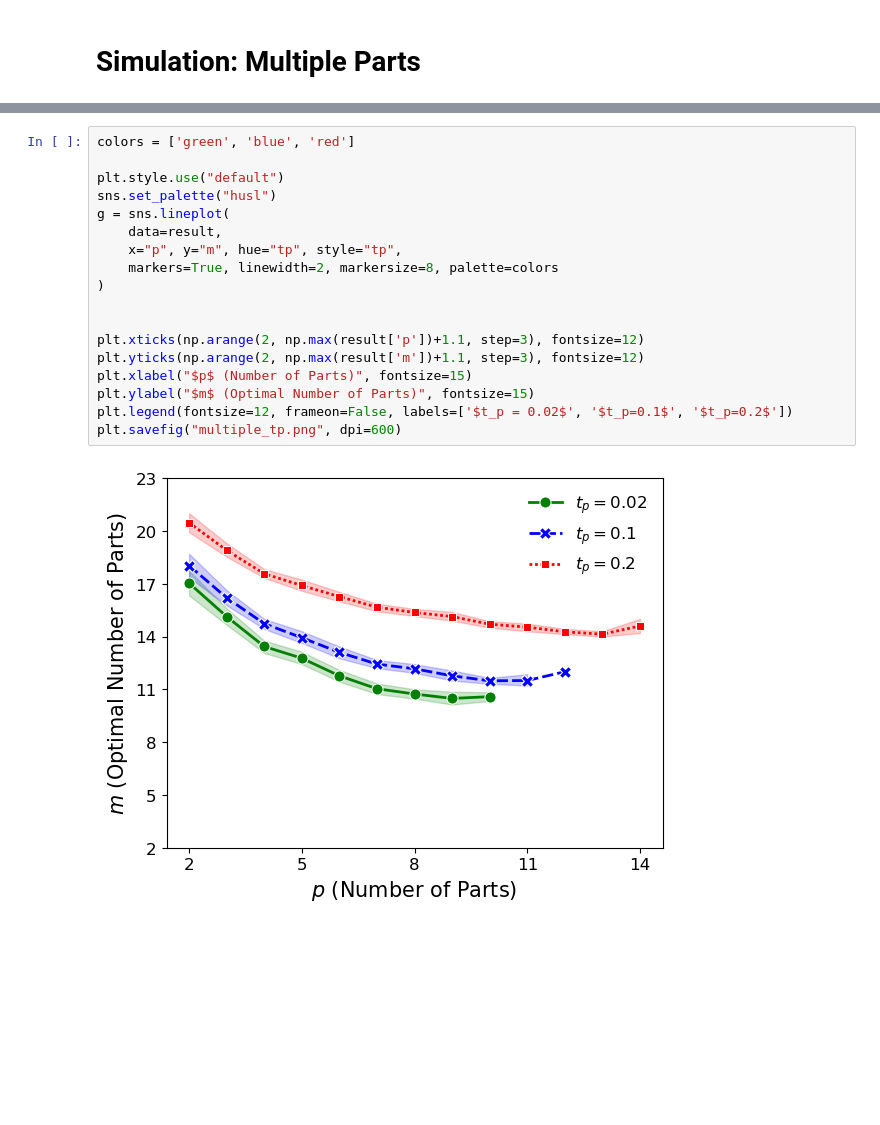
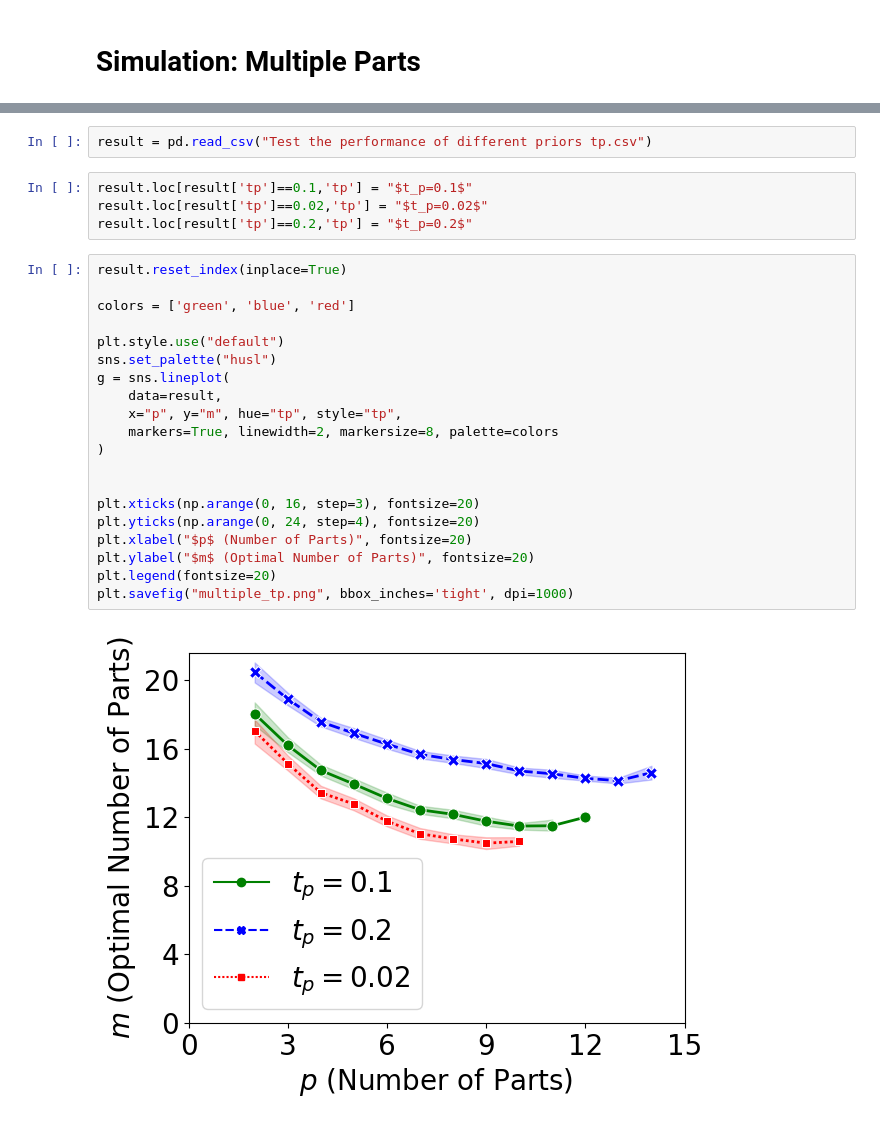
Before and after one commit to ZhaohuiGeng/RE-Process-Planning, a Jupyter notebook: Simulation/hemispherical design simulation.ipynb, the cells around one changed output, grey strips where cells are left out. Drawn from its saved outputs; the diff is of its cells as text; blank space fills up the shorter version.

```diff
--- a/Simulation/hemispherical design simulation.ipynb
+++ b/Simulation/hemispherical design simulation.ipynb
@@ -514,20 +539,28 @@ for i in range(30):
+# %%
+result = pd.read_csv("Test the performance of different priors tp.csv")
+# %%
+result.loc[result['tp']==0.1,'tp'] = "$t_p=0.1$"
+result.loc[result['tp']==0.02,'tp'] = "$t_p=0.02$"
+result.loc[result['tp']==0.2,'tp'] = "$t_p=0.2$"
 # %%
+result.reset_index(inplace=True)
+
 colors = ['green', 'blue', 'red']
 
 plt.style.use("default")
 sns.set_palette("husl")
 g = sns.lineplot(
     data=result,
     x="p", y="m", hue="tp", style="tp",
     markers=True, linewidth=2, markersize=8, palette=colors
 )
 
 
-plt.xticks(np.arange(2, np.max(result['p'])+1.1, step=3), fontsize=12)
-plt.yticks(np.arange(2, np.max(result['m'])+1.1, step=3), fontsize=12)
-plt.xlabel("$p$ (Number of Parts)", fontsize=15)
-plt.ylabel("$m$ (Optimal Number of Parts)", fontsize=15)
-plt.legend(fontsize=12, frameon=False, labels=['$t_p = 0.02$', '$t_p=0.1$', '$t_p=0.2$'])
-plt.savefig("multiple_tp.png", dpi=600)
+plt.xticks(np.arange(0, 16, step=3), fontsize=20)
+plt.yticks(np.arange(0, 24, step=4), fontsize=20)
+plt.xlabel("$p$ (Number of Parts)", fontsize=20)
+plt.ylabel("$m$ (Optimal Number of Parts)", fontsize=20)
+plt.legend(fontsize=20)
+plt.savefig("multiple_tp.png", bbox_inches='tight', dpi=1000)
 # %% [output]
-[figure, old version]
+[figure, new version]
```
Also changed, not shown: parts of 13 cells of this notebook, 19 other files.
